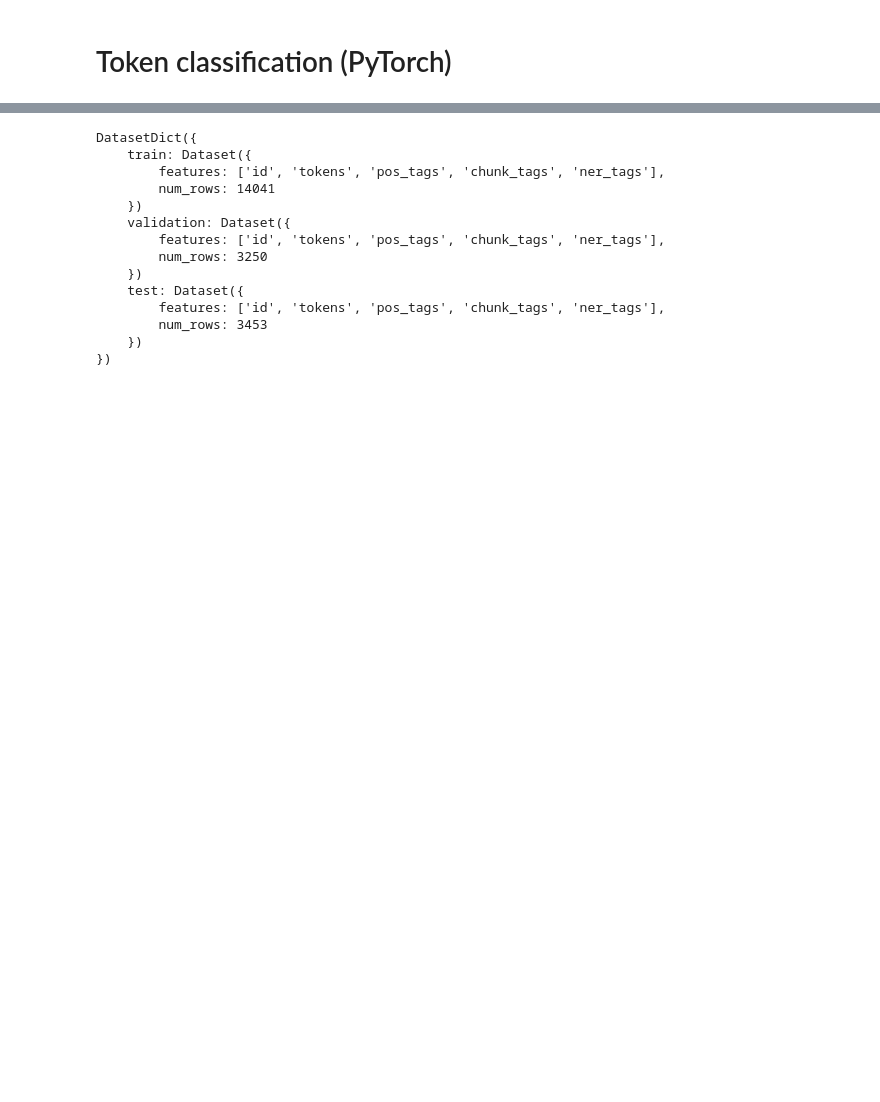
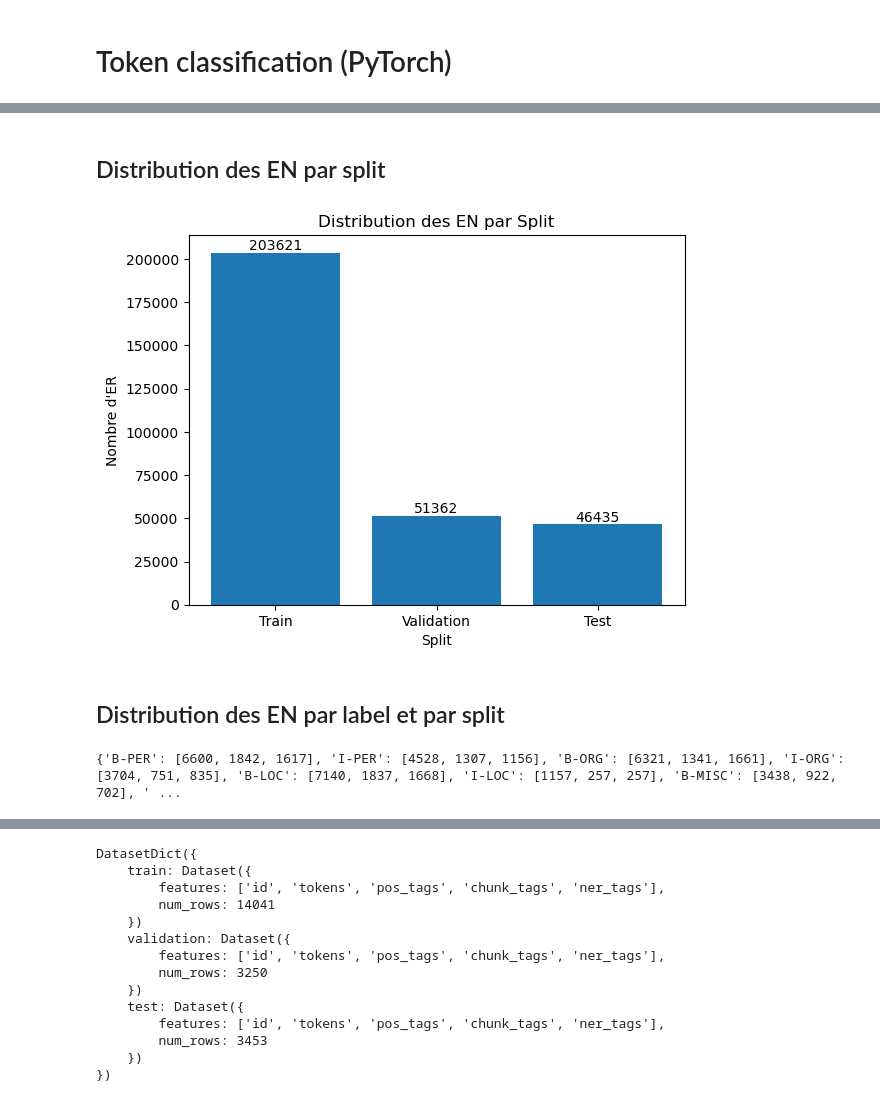
Before and after one commit to AmhyrVar/roue-libre, a Jupyter notebook: Token_classification_(PyTorch).ipynb, the cells around one changed output, grey strips where cells are left out. Drawn from its saved outputs; the diff is of its cells as text; code cells hidden in the pictures; blank space fills up the shorter version.

```diff
--- a/Token_classification_(PyTorch).ipynb
+++ b/Token_classification_(PyTorch).ipynb
@@ -52,0 +67,74 @@ Passing `trust_remote_code=True` will be mandatory to load this dataset from the
+# %% [markdown]
+## Distribution des EN par split
+# %%
+import matplotlib.pyplot as plt
+
+# Get the number of named entities in each split
+train_entities = sum(len(ner) for ner in raw_datasets['train']['ner_tags'])
+val_entities = sum(len(ner) for ner in raw_datasets['validation']['ner_tags'])
+test_entities = sum(len(ner) for ner in raw_datasets['test']['ner_tags'])
+
+# Create a list of split names
+splits = ['Train', 'Validation', 'Test']
+
+# Create a list of the number of named entities
+num_entities = [train_entities, val_entities, test_entities]
+
+# Create the figure and axis
+fig, ax = plt.subplots()
+
+# Plot the bar chart
+ax.bar(splits, num_entities)
+
+# Add labels to the bars
+for i, v in enumerate(num_entities):
+    ax.text(i, v, str(v), ha='center', va='bottom')
+
+# Add a title and axis labels
+ax.set_title('Distribution des EN par Split')
+ax.set_xlabel('Split')
+ax.set_ylabel("Nombre d'ER")
+
+# Show the graph
+plt.show()
+# %% [output]
+[figure, added]
+# %% [markdown]
+## Distribution des EN par label et par split
+# %%
+import numpy as np
+import matplotlib.pyplot as plt
+
+# Get the number of named entities by split and label type
+train_labels = raw_datasets['train']['ner_tags']
+val_labels = raw_datasets['validation']['ner_tags']
+test_labels = raw_datasets['test']['ner_tags']
+
+# Create a list of label names
+ner_feature = raw_datasets["train"].features["ner_tags"]
+label_names = ner_feature.feature.names
+
+# Create a dictionary to store the count of each label type
+label_counts = {label: [0, 0, 0] for label in label_names}
+
+# Count the number of labels in each split
+for labels in train_labels:
+    for label in labels:
+        if label != 0:
+            label_counts[label_names[label]][0] += 1
+
+for labels in val_labels:
+    for label in labels:
+        if label != 0:
+            label_counts[label_names[label]][1] += 1
+
+for labels in test_labels:
+    for label in labels:
+        if label != 0:
+            label_counts[label_names[label]][2] += 1
+
+
+dico = label_counts
+dico.pop('O', None)
+# %% [output]
+{'B-PER': [6600, 1842, 1617], 'I-PER': [4528, 1307, 1156], 'B-ORG': [6321, 1341, 1661], 'I-ORG': [3704, 751, 835], 'B-LOC': [7140, 1837, 1668], 'I-LOC': [1157, 257, 257], 'B-MISC': [3438, 922, 702], ' ...
```
Also changed, not shown: parts of 54 cells of this notebook.
